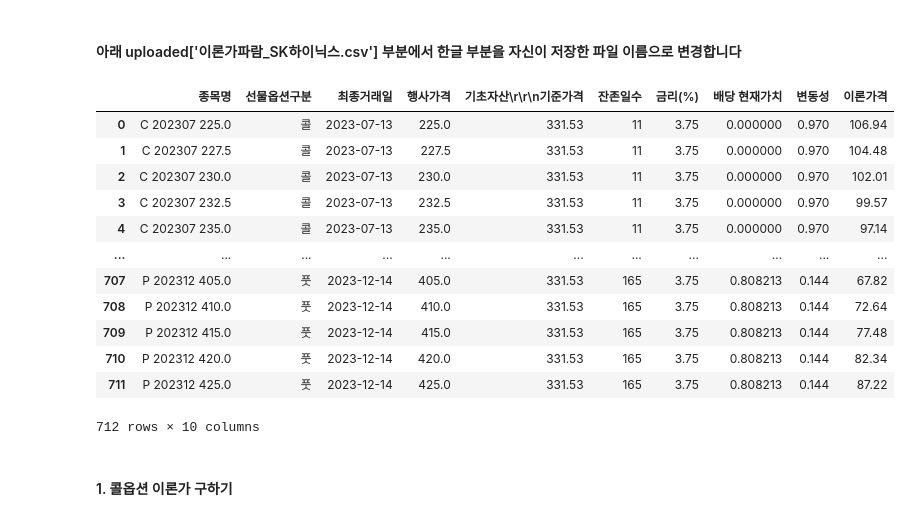
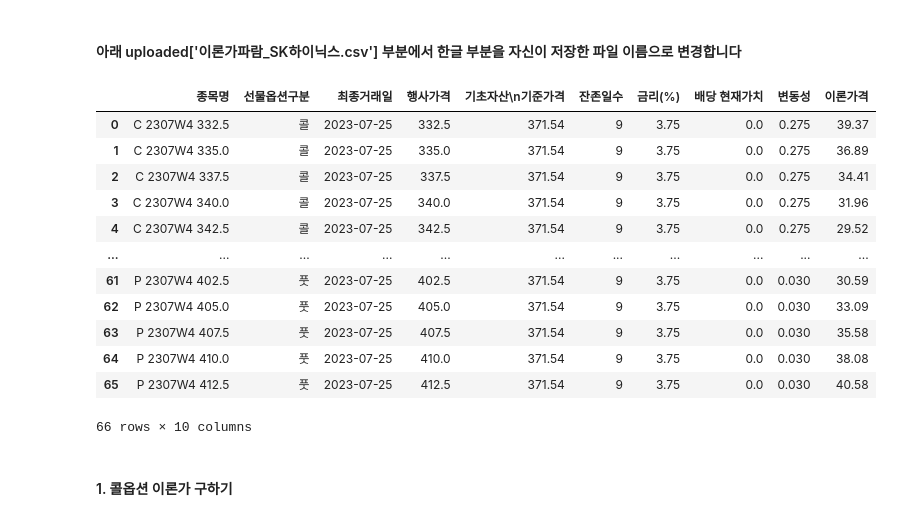
Before and after one commit to SophieShin/MachineLearning, a Jupyter notebook: Option_Pricing(+prc_lmt)_MondayOptions.ipynb, the cells around one changed output. Saved outputs shown, nothing was run; the diff lists cells and outputs as text; code cells hidden in the pictures.

```diff
--- a/Option_Pricing(+prc_lmt)_MondayOptions.ipynb
+++ b/Option_Pricing(+prc_lmt)_MondayOptions.ipynb
@@ -29,22 +29,22 @@ Saving 코스피200옵션미니.csv to 코스피200옵션미니.csv
 #### 아래 uploaded['이론가파람_SK하이닉스.csv'] 부분에서 한글 부분을 자신이 저장한 파일 이름으로 변경합니다
 # %%
 import io
-df = pd.read_csv(io.BytesIO(uploaded['코스피200옵션미니.csv']), encoding='utf-8', thousands = ',')
+df = pd.read_csv(io.BytesIO(uploaded['월요일옵션.csv']), encoding='utf-8', thousands = ',')
 df
 # %% [output]
-|  | 종목명 | 선물옵션구분 | 최종거래일 | 행사가격 | 기초자산\r\r\n기준가격 | 잔존일수 | 금리(%) | 배당 현재가치 | 변동성 | 이론가격 |
-| 0 | C 202307 225.0 | 콜 | 2023-07-13 | 225.0 | 331.53 | 11 | 3.75 | 0.000000 | 0.970 | 106.94 |
-| 1 | C 202307 227.5 | 콜 | 2023-07-13 | 227.5 | 331.53 | 11 | 3.75 | 0.000000 | 0.970 | 104.48 |
-| 2 | C 202307 230.0 | 콜 | 2023-07-13 | 230.0 | 331.53 | 11 | 3.75 | 0.000000 | 0.970 | 102.01 |
-| 3 | C 202307 232.5 | 콜 | 2023-07-13 | 232.5 | 331.53 | 11 | 3.75 | 0.000000 | 0.970 | 99.57 |
-| 4 | C 202307 235.0 | 콜 | 2023-07-13 | 235.0 | 331.53 | 11 | 3.75 | 0.000000 | 0.970 | 97.14 |
+|  | 종목명 | 선물옵션구분 | 최종거래일 | 행사가격 | 기초자산\n기준가격 | 잔존일수 | 금리(%) | 배당 현재가치 | 변동성 | 이론가격 |
+| 0 | C 2307W4 332.5 | 콜 | 2023-07-25 | 332.5 | 371.54 | 9 | 3.75 | 0.0 | 0.275 | 39.37 |
+| 1 | C 2307W4 335.0 | 콜 | 2023-07-25 | 335.0 | 371.54 | 9 | 3.75 | 0.0 | 0.275 | 36.89 |
+| 2 | C 2307W4 337.5 | 콜 | 2023-07-25 | 337.5 | 371.54 | 9 | 3.75 | 0.0 | 0.275 | 34.41 |
+| 3 | C 2307W4 340.0 | 콜 | 2023-07-25 | 340.0 | 371.54 | 9 | 3.75 | 0.0 | 0.275 | 31.96 |
+| 4 | C 2307W4 342.5 | 콜 | 2023-07-25 | 342.5 | 371.54 | 9 | 3.75 | 0.0 | 0.275 | 29.52 |
 | ... | ... | ... | ... | ... | ... | ... | ... | ... | ... | ... |
-| 707 | P 202312 405.0 | 풋 | 2023-12-14 | 405.0 | 331.53 | 165 | 3.75 | 0.808213 | 0.144 | 67.82 |
-| 708 | P 202312 410.0 | 풋 | 2023-12-14 | 410.0 | 331.53 | 165 | 3.75 | 0.808213 | 0.144 | 72.64 |
-| 709 | P 202312 415.0 | 풋 | 2023-12-14 | 415.0 | 331.53 | 165 | 3.75 | 0.808213 | 0.144 | 77.48 |
-| 710 | P 202312 420.0 | 풋 | 2023-12-14 | 420.0 | 331.53 | 165 | 3.75 | 0.808213 | 0.144 | 82.34 |
-| 711 | P 202312 425.0 | 풋 | 2023-12-14 | 425.0 | 331.53 | 165 | 3.75 | 0.808213 | 0.144 | 87.22 |
+| 61 | P 2307W4 402.5 | 풋 | 2023-07-25 | 402.5 | 371.54 | 9 | 3.75 | 0.0 | 0.030 | 30.59 |
+| 62 | P 2307W4 405.0 | 풋 | 2023-07-25 | 405.0 | 371.54 | 9 | 3.75 | 0.0 | 0.030 | 33.09 |
+| 63 | P 2307W4 407.5 | 풋 | 2023-07-25 | 407.5 | 371.54 | 9 | 3.75 | 0.0 | 0.030 | 35.58 |
+| 64 | P 2307W4 410.0 | 풋 | 2023-07-25 | 410.0 | 371.54 | 9 | 3.75 | 0.0 | 0.030 | 38.08 |
+| 65 | P 2307W4 412.5 | 풋 | 2023-07-25 | 412.5 | 371.54 | 9 | 3.75 | 0.0 | 0.030 | 40.58 |
-712 rows × 10 columns
+66 rows × 10 columns
 # %%
 # null 값 제거
 df= df.dropna(subset=['종목명'])
```
Also changed, not shown: parts of 11 cells of this notebook.
